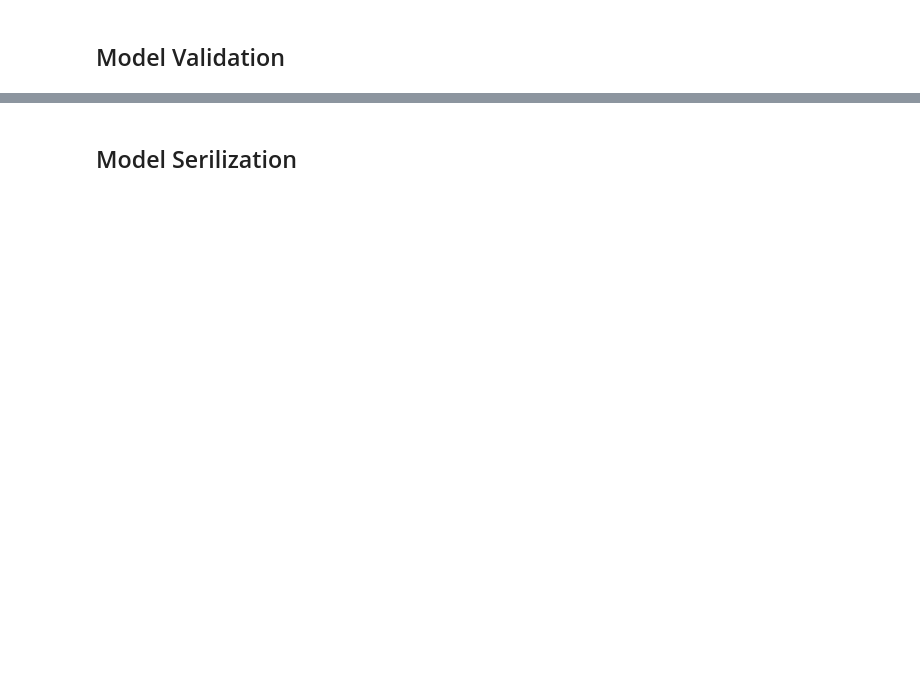
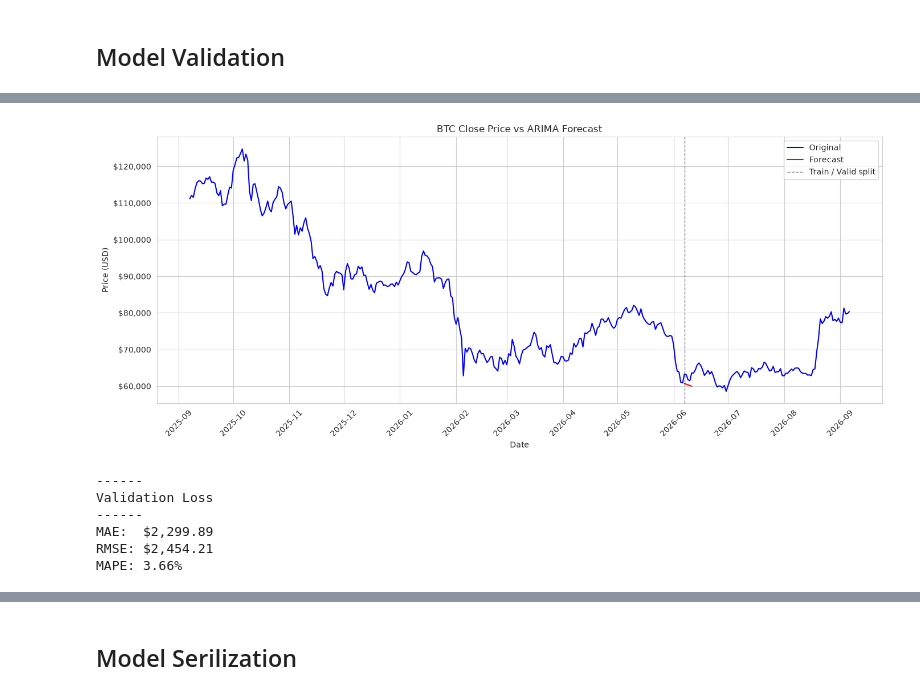
Before and after one commit to FantasyFalx/btc-time-series-forecasting-model, a Jupyter notebook: pipeline/model_training.ipynb, the cells around one changed output, grey strips where cells are left out. Saved outputs shown, nothing was run; the diff lists cells and outputs as text; code cells hidden in the pictures; blank space fills up the shorter version.

```diff
--- a/pipeline/model_training.ipynb
+++ b/pipeline/model_training.ipynb
@@ -65,4 +134,26 @@ plt.show()
 # %% [markdown]
 ## Model Validation
 # %%
-## Model validation setup cell.
+## Model forecast cell.
+# Model is fit on price levels with d=1, so mean and CI are already in USD.
+forecast = fitted_model.get_forecast(steps=5)
+
+forecast_mean = forecast.predicted_mean
+# Do not cumsum price-level forecasts or CI bounds (that stacks worst-case days).
+forecast_mean = train.iloc[-1] + forecast_mean.cumsum()
+# forecast_mean = train.iloc[-1] * np.exp(forecast.predicted_mean.cumsum())
+forecast_mean.index = valid.index[: len(forecast_mean)]
+
+forecast_ci = forecast.conf_int()
+# forecast_ci = train.iloc[-1] + forecast_ci.cumsum()
+forecast_ci.index = valid.index[: len(forecast_ci)]
+
+print(forecast_mean.head())
+print(forecast_ci.head())
+
+### Forecasting Rules:
+# Horizon	       Usability
+# 1–5 steps	       Most useful; tightest CI
+# 5–14 steps	   Still usable, but CI widens noticeably
+# 15–30 steps	   Marginal; forecast ≈ mean + slight trend
+# 30+ steps	       Essentially useless for a linear model
@@ -70,0 +175,39 @@ plt.show()
+# %%
+## Validation plot vs forecasted plot cell.
+sns.set_style("whitegrid")
+fig, ax = plt.subplots(figsize=(14, 6))
+ax.plot(ts.index, ts.values, color="blue", label="Original")
+
+ax.plot(forecast_mean.index, forecast_mean.values, color="red", label="Forecast")
+ax.axvline(valid.index.min(), color="gray", linestyle="--", linewidth=1, label="Train / Valid split")
+ax.set_title("BTC Close Price vs ARIMA Forecast")
+ax.set_xlabel("Date")
+ax.set_ylabel("Price (USD)")
+ax.xaxis.set_major_locator(mdates.MonthLocator())
+ax.xaxis.set_major_formatter(mdates.DateFormatter("%Y-%m"))
+ax.yaxis.set_major_formatter(plt.FuncFormatter(lambda x, _: f"${x:,.0f}"))
+ax.legend()
+plt.xticks(rotation=45)
+plt.tight_layout()
+plt.show()
+# %% [output]
+[figure, added]
+# %%
+## Loss function cell.
+y_true = valid.iloc[: len(forecast_mean)]
+errors = y_true - forecast_mean
+mae = np.mean(np.abs(errors))
+rmse = np.sqrt(np.mean(errors ** 2))
+mape = np.mean(np.abs(errors / y_true)) * 100
+
+print(f"{'------'}\nValidation Loss\n{'------'}")
+print(f"MAE:  ${mae:,.2f}")
+print(f"RMSE: ${rmse:,.2f}")
+print(f"MAPE: {mape:.2f}%")
+# %% [output]
+------
+Validation Loss
+------
+MAE:  $2,299.89
+RMSE: $2,454.21
+MAPE: 3.66%
```
Also changed, not shown: parts of 13 cells of this notebook, 14 other files.
